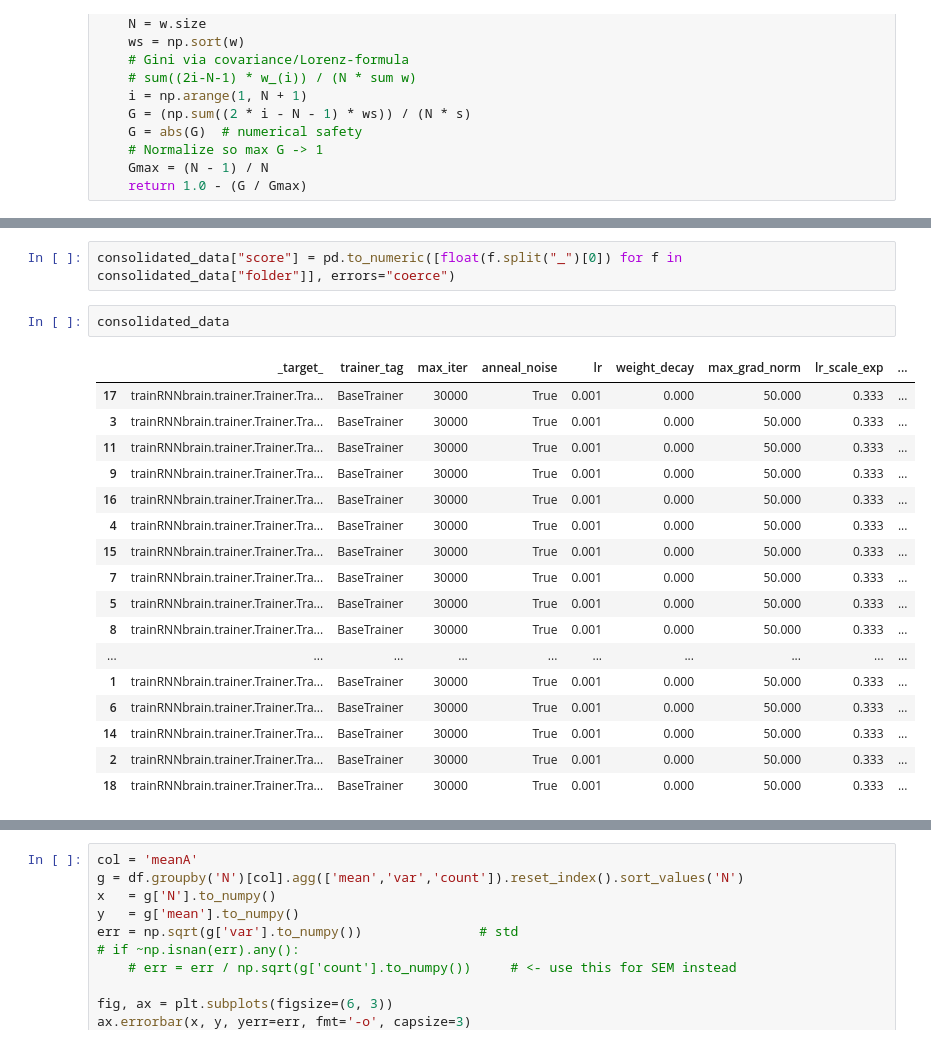
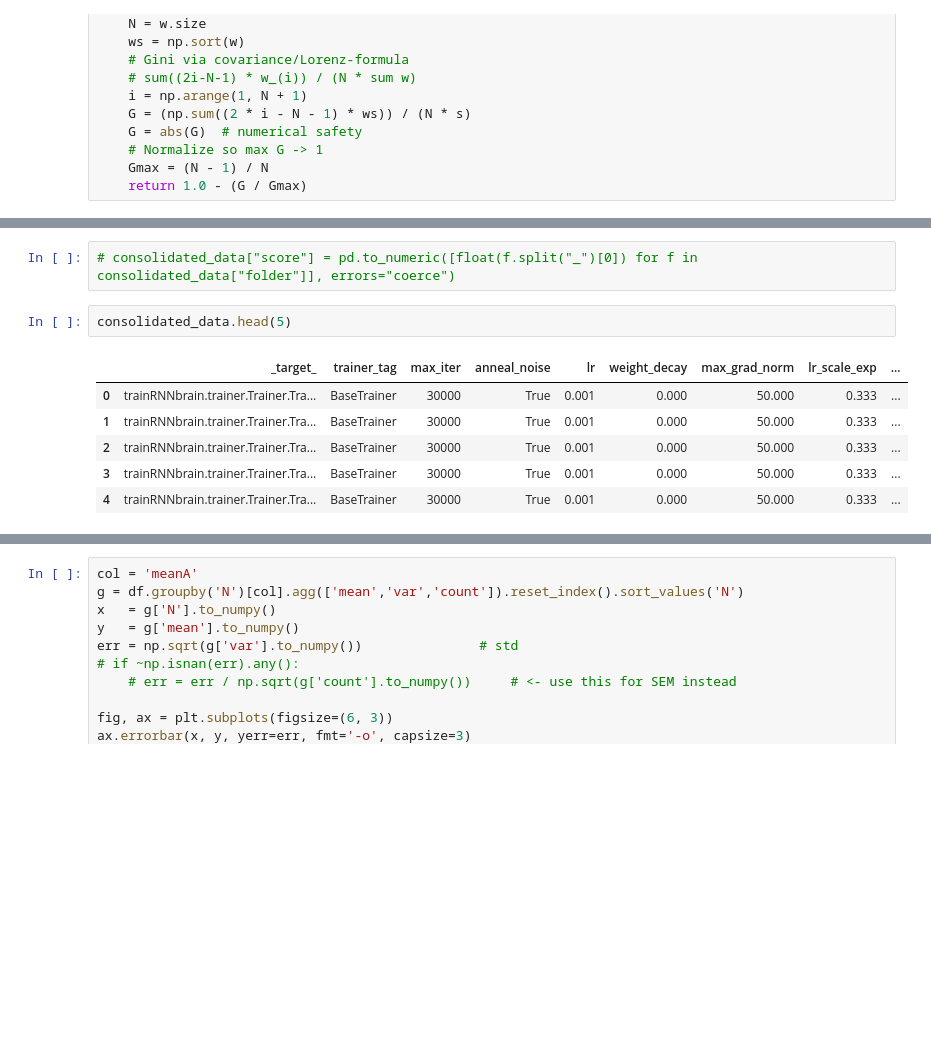
Before and after one commit to engellab/trainRNNbrain, a Jupyter notebook: jupyter/RNNs statistics.ipynb, the cells around one changed output, grey strips where cells are left out. Drawn from its saved outputs; the diff is of its cells as text; blank space fills up the shorter version.

```diff
--- a/jupyter/RNNs statistics.ipynb
+++ b/jupyter/RNNs statistics.ipynb
@@ -219,26 +342,15 @@ Index(['_target_', 'trainer_tag', 'max_iter', 'anneal_noise', 'lr',
       dtype='object')
 # %%
-consolidated_data["score"] = pd.to_numeric([float(f.split("_")[0]) for f in consolidated_data["folder"]], errors="coerce")
+# consolidated_data["score"] = pd.to_numeric([float(f.split("_")[0]) for f in consolidated_data["folder"]], errors="coerce")
 # %%
-consolidated_data
+consolidated_data.head(5)
 # %% [output]
 |  | _target_ | trainer_tag | max_iter | anneal_noise | lr | weight_decay | max_grad_norm | lr_scale_exp | ... |
-| 17 | trainRNNbrain.trainer.Trainer.Tra... | BaseTrainer | 30000 | True | 0.001 | 0.000 | 50.000 | 0.333 | ... |
+| 0 | trainRNNbrain.trainer.Trainer.Tra... | BaseTrainer | 30000 | True | 0.001 | 0.000 | 50.000 | 0.333 | ... |
+| 1 | trainRNNbrain.trainer.Trainer.Tra... | BaseTrainer | 30000 | True | 0.001 | 0.000 | 50.000 | 0.333 | ... |
+| 2 | trainRNNbrain.trainer.Trainer.Tra... | BaseTrainer | 30000 | True | 0.001 | 0.000 | 50.000 | 0.333 | ... |
 | 3 | trainRNNbrain.trainer.Trainer.Tra... | BaseTrainer | 30000 | True | 0.001 | 0.000 | 50.000 | 0.333 | ... |
-| 11 | trainRNNbrain.trainer.Trainer.Tra... | BaseTrainer | 30000 | True | 0.001 | 0.000 | 50.000 | 0.333 | ... |
-| 9 | trainRNNbrain.trainer.Trainer.Tra... | BaseTrainer | 30000 | True | 0.001 | 0.000 | 50.000 | 0.333 | ... |
-| 16 | trainRNNbrain.trainer.Trainer.Tra... | BaseTrainer | 30000 | True | 0.001 | 0.000 | 50.000 | 0.333 | ... |
 | 4 | trainRNNbrain.trainer.Trainer.Tra... | BaseTrainer | 30000 | True | 0.001 | 0.000 | 50.000 | 0.333 | ... |
-| 15 | trainRNNbrain.trainer.Trainer.Tra... | BaseTrainer | 30000 | True | 0.001 | 0.000 | 50.000 | 0.333 | ... |
-| 7 | trainRNNbrain.trainer.Trainer.Tra... | BaseTrainer | 30000 | True | 0.001 | 0.000 | 50.000 | 0.333 | ... |
-| 5 | trainRNNbrain.trainer.Trainer.Tra... | BaseTrainer | 30000 | True | 0.001 | 0.000 | 50.000 | 0.333 | ... |
-| 8 | trainRNNbrain.trainer.Trainer.Tra... | BaseTrainer | 30000 | True | 0.001 | 0.000 | 50.000 | 0.333 | ... |
-| ... | ... | ... | ... | ... | ... | ... | ... | ... | ... |
-| 1 | trainRNNbrain.trainer.Trainer.Tra... | BaseTrainer | 30000 | True | 0.001 | 0.000 | 50.000 | 0.333 | ... |
-| 6 | trainRNNbrain.trainer.Trainer.Tra... | BaseTrainer | 30000 | True | 0.001 | 0.000 | 50.000 | 0.333 | ... |
-| 14 | trainRNNbrain.trainer.Trainer.Tra... | BaseTrainer | 30000 | True | 0.001 | 0.000 | 50.000 | 0.333 | ... |
-| 2 | trainRNNbrain.trainer.Trainer.Tra... | BaseTrainer | 30000 | True | 0.001 | 0.000 | 50.000 | 0.333 | ... |
-| 18 | trainRNNbrain.trainer.Trainer.Tra... | BaseTrainer | 30000 | True | 0.001 | 0.000 | 50.000 | 0.333 | ... |
 # %%
 import numpy as np, pandas as pd, plotly.express as px
 
```
Also changed, not shown: parts of 8 cells of this notebook, 3 other files.
